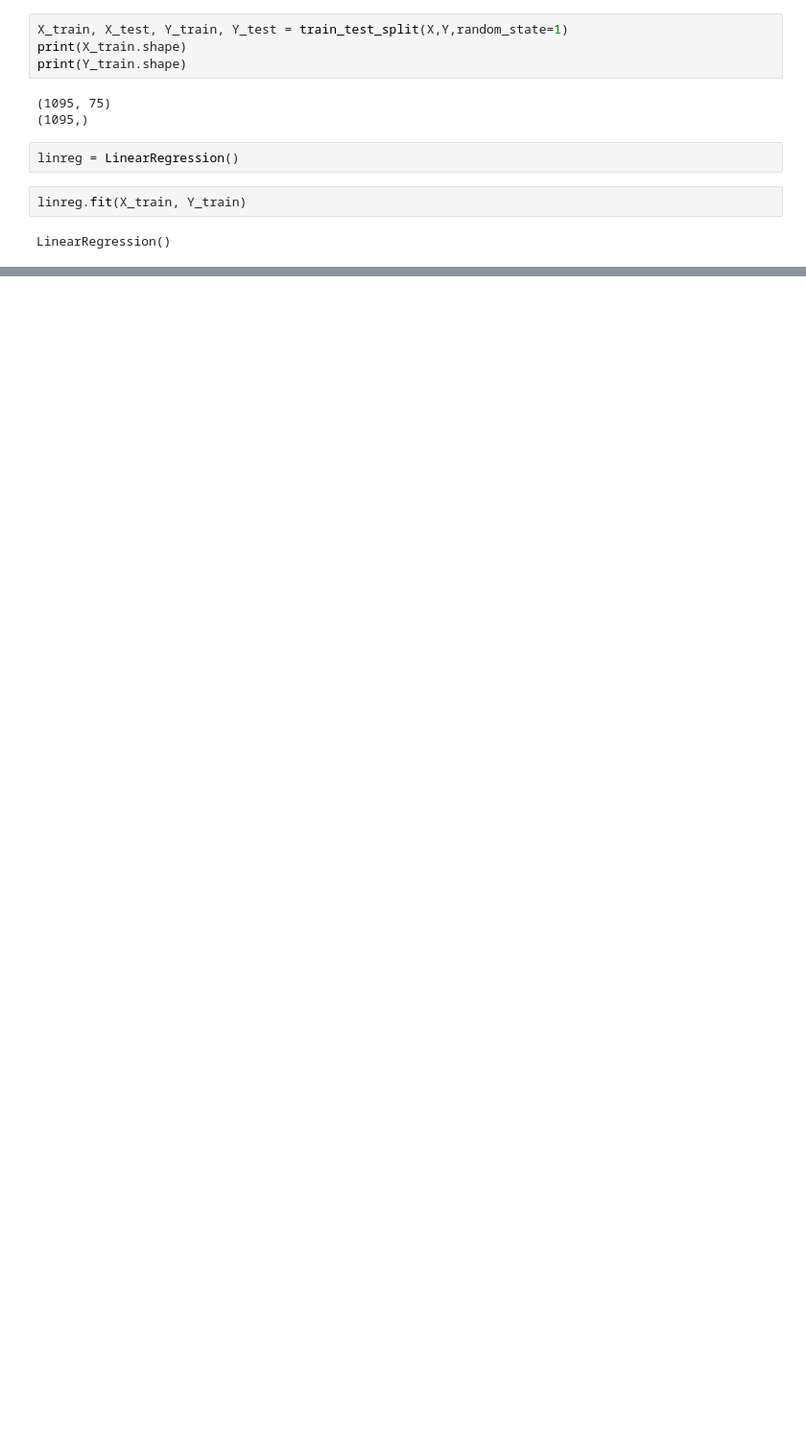
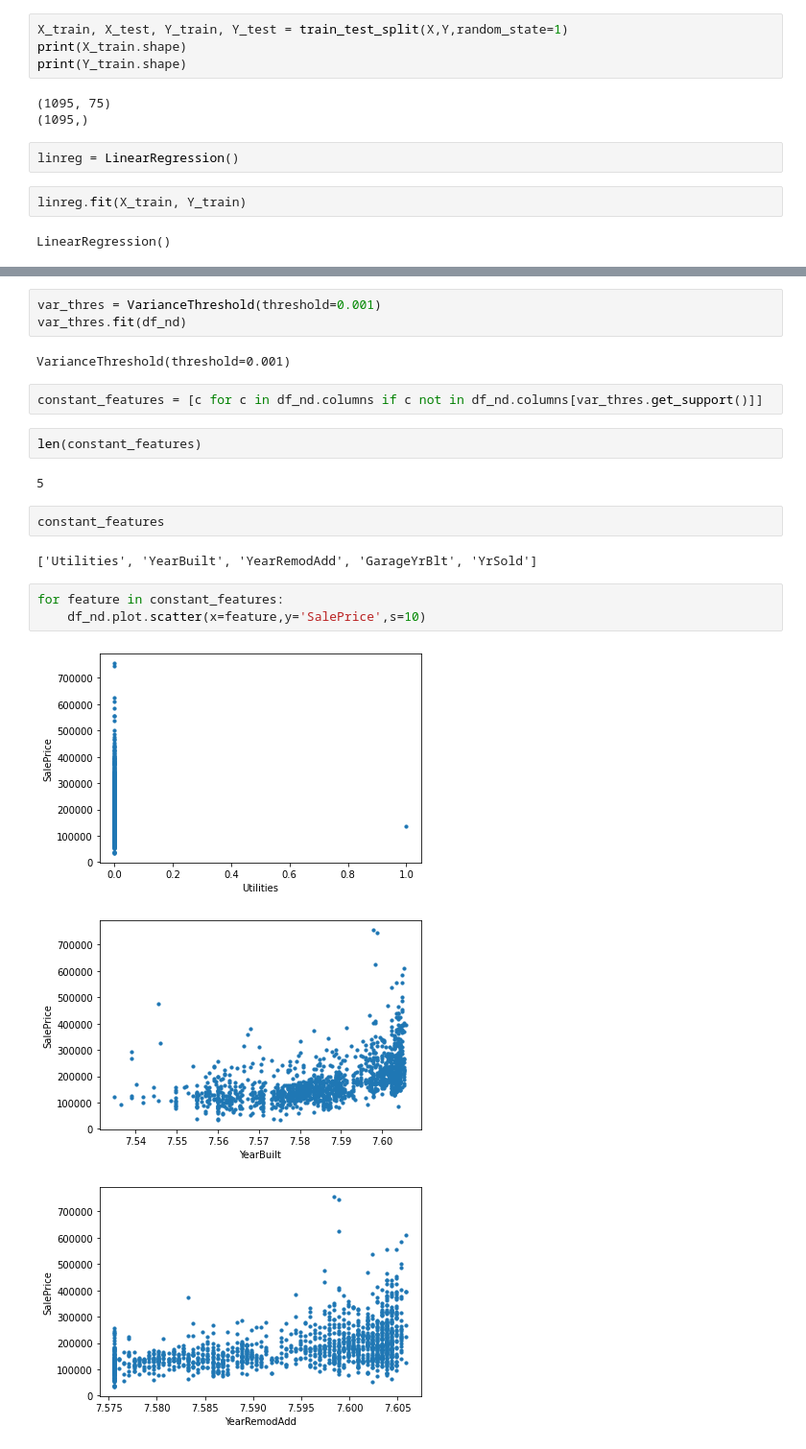
Before and after one commit to Ixiondbz/House-Prices-Prediction-Advanced-Regression-Techniques-, a Jupyter notebook: Training and Test.ipynb, the cells around one changed output, grey strips where cells are left out. Shown at 96% size. Saved outputs shown, nothing was run; the diff lists cells and outputs as text; blank space fills up the shorter version.

```diff
--- a/Training and Test.ipynb
+++ b/Training and Test.ipynb
@@ -171,0 +176,22 @@ linreg.score(X,Y)
+# %%
+var_thres = VarianceThreshold(threshold=0.001)
+var_thres.fit(df_nd)
+# %% [output]
+VarianceThreshold(threshold=0.001)
+# %%
+constant_features = [c for c in df_nd.columns if c not in df_nd.columns[var_thres.get_support()]]
+# %%
+len(constant_features)
+# %% [output]
+5
+# %%
+constant_features
+# %% [output]
+['Utilities', 'YearBuilt', 'YearRemodAdd', 'GarageYrBlt', 'YrSold']
+# %%
+for feature in constant_features:
+    df_nd.plot.scatter(x=feature,y='SalePrice',s=10)
+# %% [output]
+[figure, added]
+[figure, added]
+[figure, added]
```
Also changed, not shown: parts of 9 cells of this notebook.
